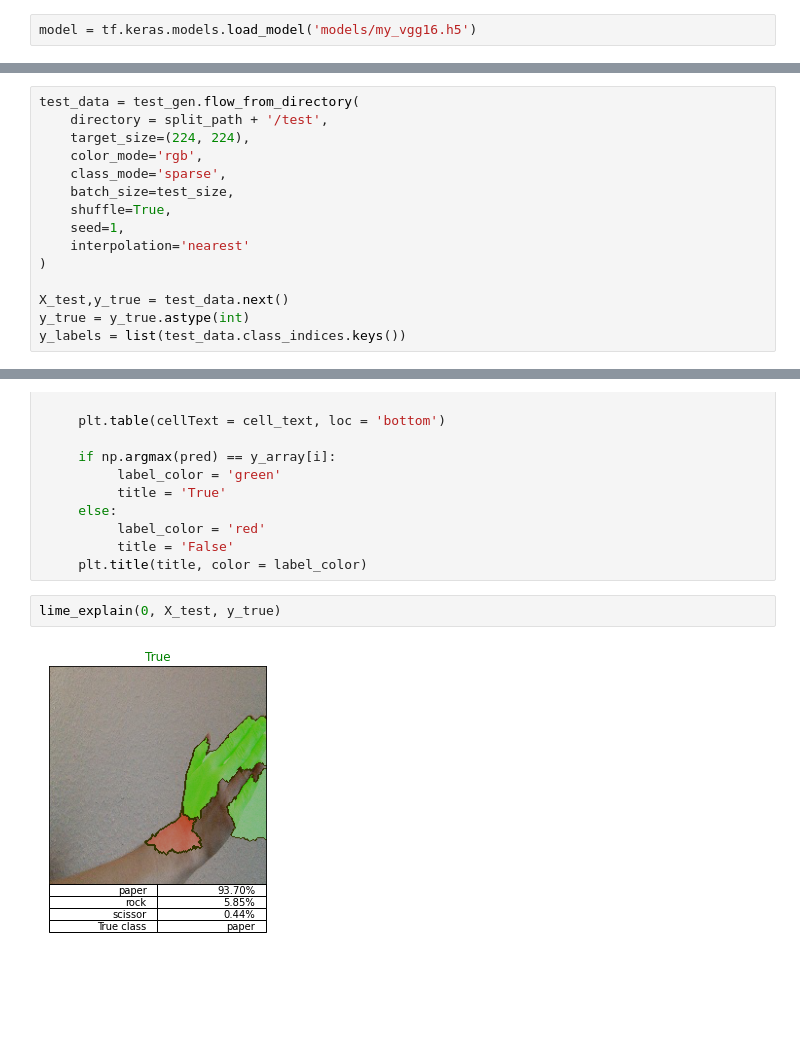
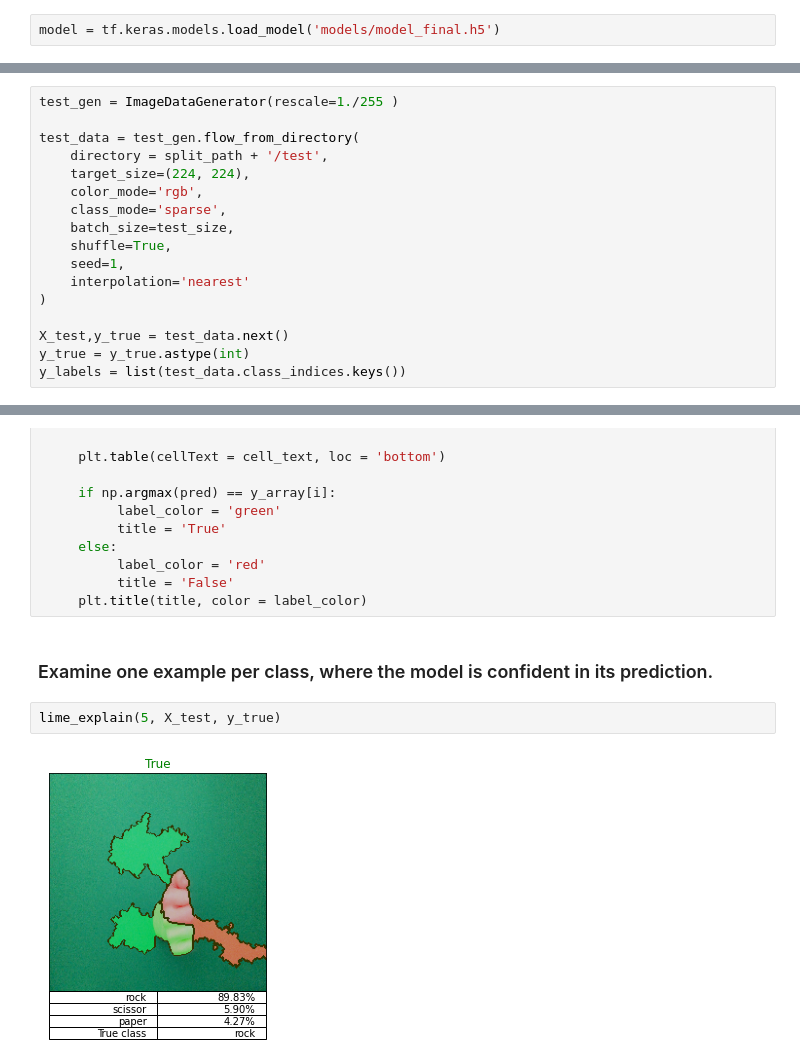
Before and after one commit to nielsschluesener/rock_paper_scissors, a Jupyter notebook: evaluation.ipynb, the cells around one changed output, grey strips where cells are left out. Drawn from its saved outputs; the diff is of its cells as text; blank space fills up the shorter version.

```diff
--- a/evaluation.ipynb
+++ b/evaluation.ipynb
@@ -51,2 +43,2 @@ split_path = 'data/split'
 # %%
-model = tf.keras.models.load_model('models/my_vgg16.h5')
+model = tf.keras.models.load_model('models/model_final.h5')
@@ -64,6 +54,8 @@ test_size = 0
 for c in classes:
     test_size += len(os.listdir(split_path + '/test/' + c)) - 1
 # %%
+test_gen = ImageDataGenerator(rescale=1./255 )
+
 test_data = test_gen.flow_from_directory(
     directory = split_path + '/test',
     target_size=(224, 224),
@@ -464,7 +505,9 @@ def lime_explain(index, X_array, y_array):
           label_color = 'red'
           title = 'False'
      plt.title(title, color = label_color)
+# %% [markdown]
+### Examine one example per class, where the model is confident in its prediction.
 # %%
-lime_explain(0, X_test, y_true)
+lime_explain(5, X_test, y_true)
 # %% [output]
-[figure, old version]
+[figure, new version]
```
Also changed, not shown: parts of 65 cells of this notebook, 10 other files.
